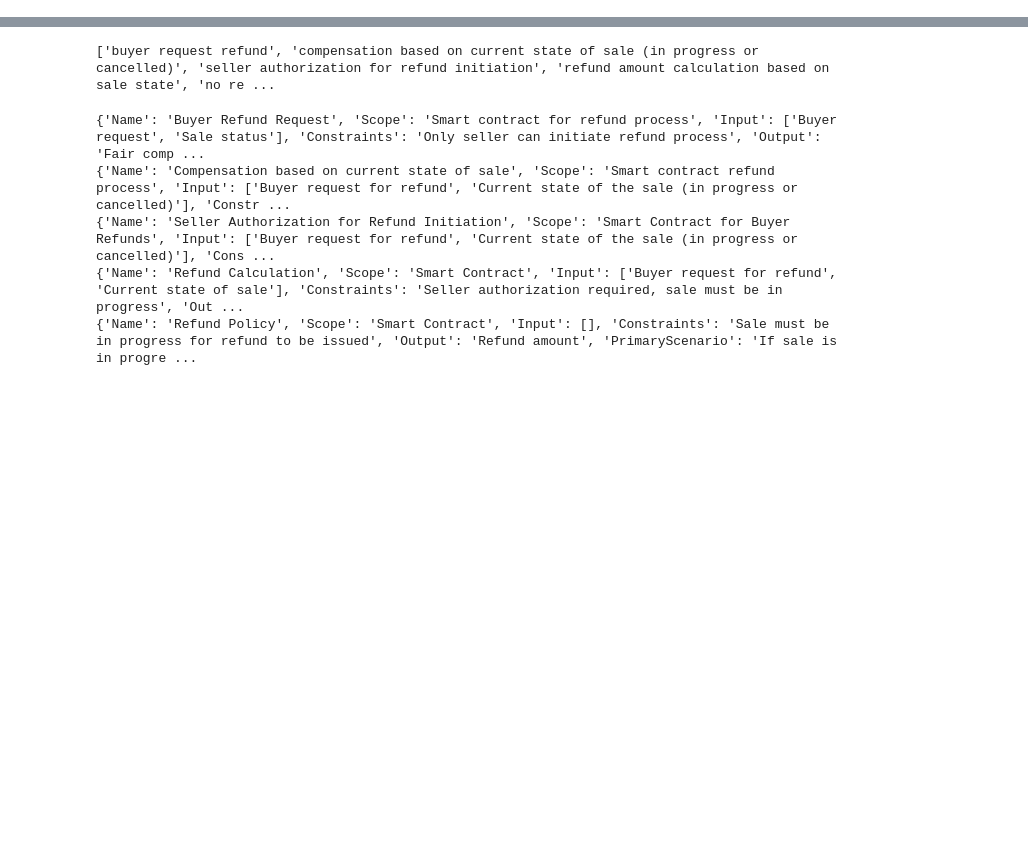
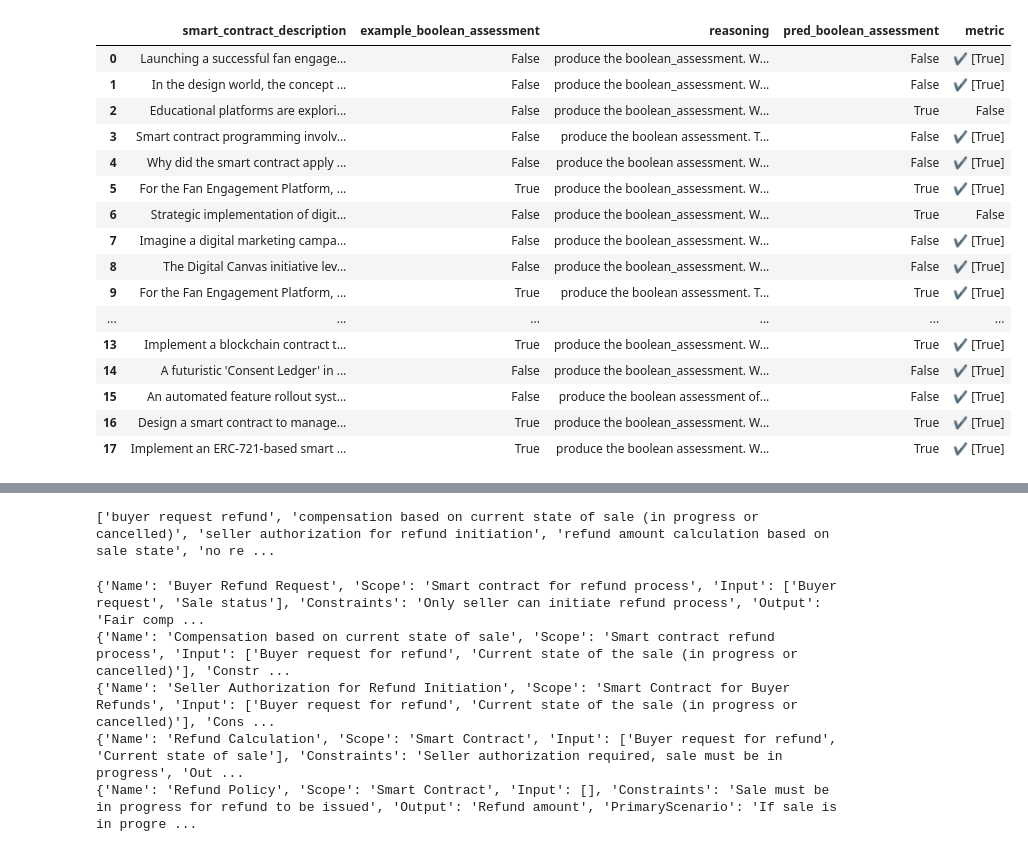
Before and after one commit to yago-mendoza/MaLB-SC-generation-module, a Jupyter notebook: sketches/RP_dspy_module.ipynb, the cells around one changed output, grey strips where cells are left out. Cells and saved outputs as stored; diff of their text form; code cells hidden in the pictures; blank space fills up the shorter version.

Commit message:
Solved bug with assessment teleprompting table

```diff
--- a/sketches/RP_dspy_module.ipynb
+++ b/sketches/RP_dspy_module.ipynb
@@ -52,20 +57,20 @@ for key in d2:
     # SC_descriptions.append((d2[key]['descriptions']['description_4'], True))
 combined_descriptions = OT_descriptions + SC_descriptions
 
+# Arguments must have the same name as Signature input/output
 examples = [
-    dspy.Example(description=desc, valid=is_valid).with_inputs("description")
+    dspy.Example(smart_contract_description=desc, boolean_assessment=is_valid).with_inputs("smart_contract_description")
     for desc, is_valid in combined_descriptions
 ]
 
-
-def split_for_train_test(values, test_size=1/3.0):
+def split_for_train_test(values, test_size=2/3.0):
     np.random.shuffle(values)
     split = int(len(values) * (1 - test_size))
     return values[:split], values[split:]
 
 examples_for_training, examples_for_testing = split_for_train_test(examples)
 
-print("List of 'examples' for training: ")
-pprint(examples_for_training)
-print("\nList of 'examples' for testing: ")
-pprint(examples_for_testing)
+# print("List of 'examples' for training: ")
+# pprint(examples_for_training)
+# print("\nList of 'examples' for testing: ")
+# pprint(examples_for_testing)
@@ -90,32 +77,56 @@ List of 'examples' for training:
 # %%
-import pydantic
-
-class IsAboutSmartContracts(pydantic.BaseModel):
-    parameter: bool
-
 class AssessSubject(dspy.Signature):
     """Verify that the text consist of a precise functional description of how a specific smart contract should work."""
     smart_contract_description: str = dspy.InputField(desc="A description of a Smart Contract")
-    boolean_assessment: IsAboutSmartContracts = dspy.OutputField(desc="True/False indicating if text is about Smart Contracts")
+    boolean_assessment: bool = dspy.OutputField(desc="True/False indicating if text is about Smart Contracts")
 
 class AssessSubjectModule(dspy.Module):
     """A module to verify if the description consists of a precise functional description of how a specific smart contract should work."""
     def __init__(self):
         super().__init__()
         self.generate_answer = dspy.functional.TypedChainOfThought(AssessSubject)
 
-    def forward(self, description: str) -> IsAboutSmartContracts:
-        pred = self.generate_answer(smart_contract_description=description)
-        return pred.boolean_assessment.parameter
+    def forward(self, smart_contract_description: str) -> bool:
+        # It cannot be the boolean_assessment output parameter directly, or the teleprompting won't work.
+        return self.generate_answer(smart_contract_description=smart_contract_description)
 
-def metric(example, predicted, trace=None):
-    print(f"Defined function 'metric' called on\n{' '*4}{example}")
-    print(f"{' '*4}>> Real-value/Predicted-value : {example.valid} | {predicted}")
-    return example.valid == predicted
+def metric(example, prediction, trace=None):
+
+    printing = False
+
+    if printing:
+        print(f"Defined function 'metric' called on\n{' '*4}{example}")
+        print(f"Generated prediction is\n{' '*4}{prediction.reasoning}")
+        print(f"{' '*4}>> Real-value/Predicted-value : {example.boolean_assessment} | {prediction.boolean_assessment}\n")
+
+    return example.boolean_assessment == prediction.boolean_assessment # TODO: Moved from the forward prediction return
 
 from dspy.teleprompt import BootstrapFewShot
 config = dict(max_bootstrapped_demos=len(examples_for_training)) # max_labeled_demos=4
 teleprompter = BootstrapFewShot(metric=metric, **config)
 teleprompter.max_errors = 0
-optimized_cot = teleprompter.compile(AssessSubjectModule(), trainset=examples_for_training)
+optimised_program = teleprompter.compile(AssessSubjectModule(), trainset=examples_for_training, valset=examples_for_testing)
+# It doesnt use 'valset' for training (run in Jupyter loads automatically even if changed)
+
+from dspy.evaluate import Evaluate
+evaluate_program = Evaluate(metric=metric, devset=examples_for_testing, num_threads=1, display_progress=True, display_table=18)
+evaluate_program(optimised_program)
+# FIXME: argument 'bool' type is not iterable (for Evaluate); weird stuff.
 # %% [output]
+|  | smart_contract_description | example_boolean_assessment | reasoning | pred_boolean_assessment | metric |
+| 0 | Launching a successful fan engage... | False | produce the boolean_assessment. W... | False | ✔️ [True] |
+| 1 | In the design world, the concept ... | False | produce the boolean_assessment. W... | False | ✔️ [True] |
+| 2 | Educational platforms are explori... | False | produce the boolean_assessment. W... | True | False |
+| 3 | Smart contract programming involv... | False | produce the boolean assessment. T... | False | ✔️ [True] |
+| 4 | Why did the smart contract apply ... | False | produce the boolean assessment. W... | False | ✔️ [True] |
+| 5 | For the Fan Engagement Platform, ... | True | produce the boolean_assessment. W... | True | ✔️ [True] |
+| 6 | Strategic implementation of digit... | False | produce the boolean_assessment. W... | True | False |
+| 7 | Imagine a digital marketing campa... | False | produce the boolean_assessment. W... | False | ✔️ [True] |
+| 8 | The Digital Canvas initiative lev... | False | produce the boolean_assessment. W... | False | ✔️ [True] |
+| 9 | For the Fan Engagement Platform, ... | True | produce the boolean assessment. T... | True | ✔️ [True] |
+| ... | ... | ... | ... | ... | ... |
+| 13 | Implement a blockchain contract t... | True | produce the boolean_assessment. W... | True | ✔️ [True] |
+| 14 | A futuristic 'Consent Ledger' in ... | False | produce the boolean_assessment. W... | False | ✔️ [True] |
+| 15 | An automated feature rollout syst... | False | produce the boolean assessment of... | False | ✔️ [True] |
+| 16 | Design a smart contract to manage... | True | produce the boolean_assessment. W... | True | ✔️ [True] |
+| 17 | Implement an ERC-721-based smart ... | True | produce the boolean assessment. W... | True | ✔️ [True] |
```
Also changed, not shown: parts of 8 cells of this notebook, 1 other file.
